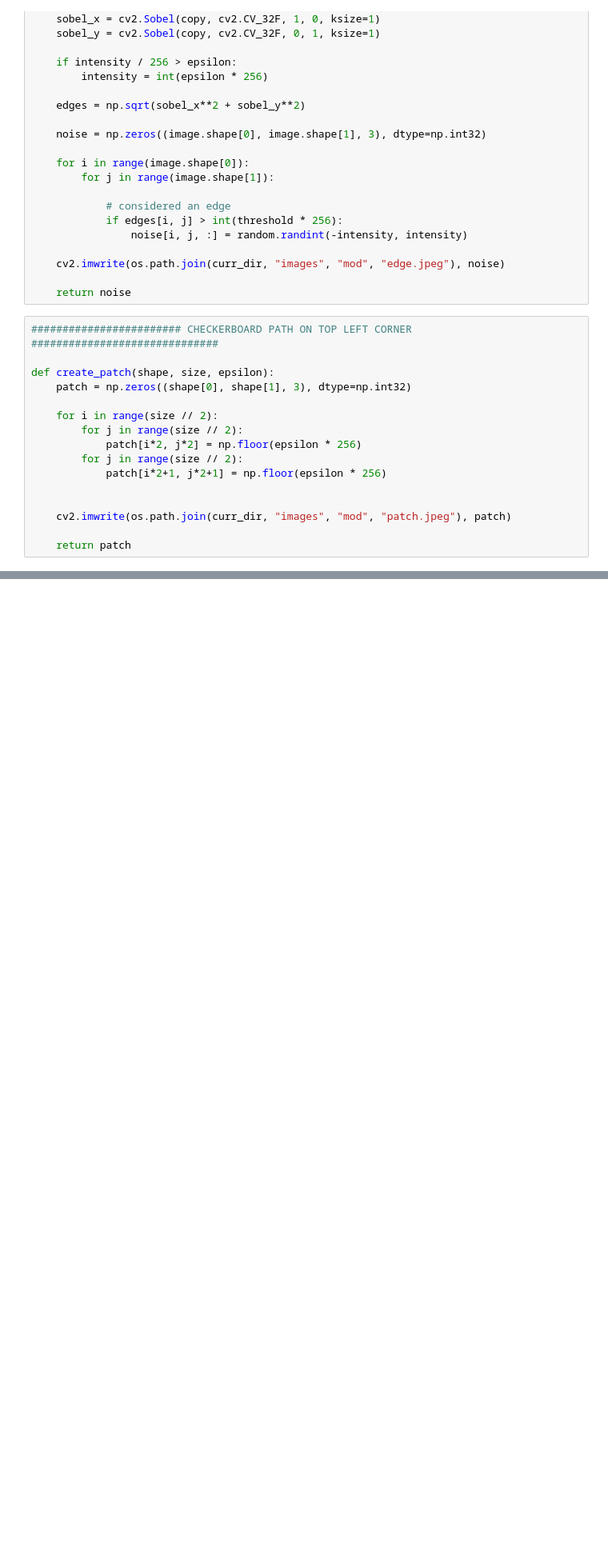
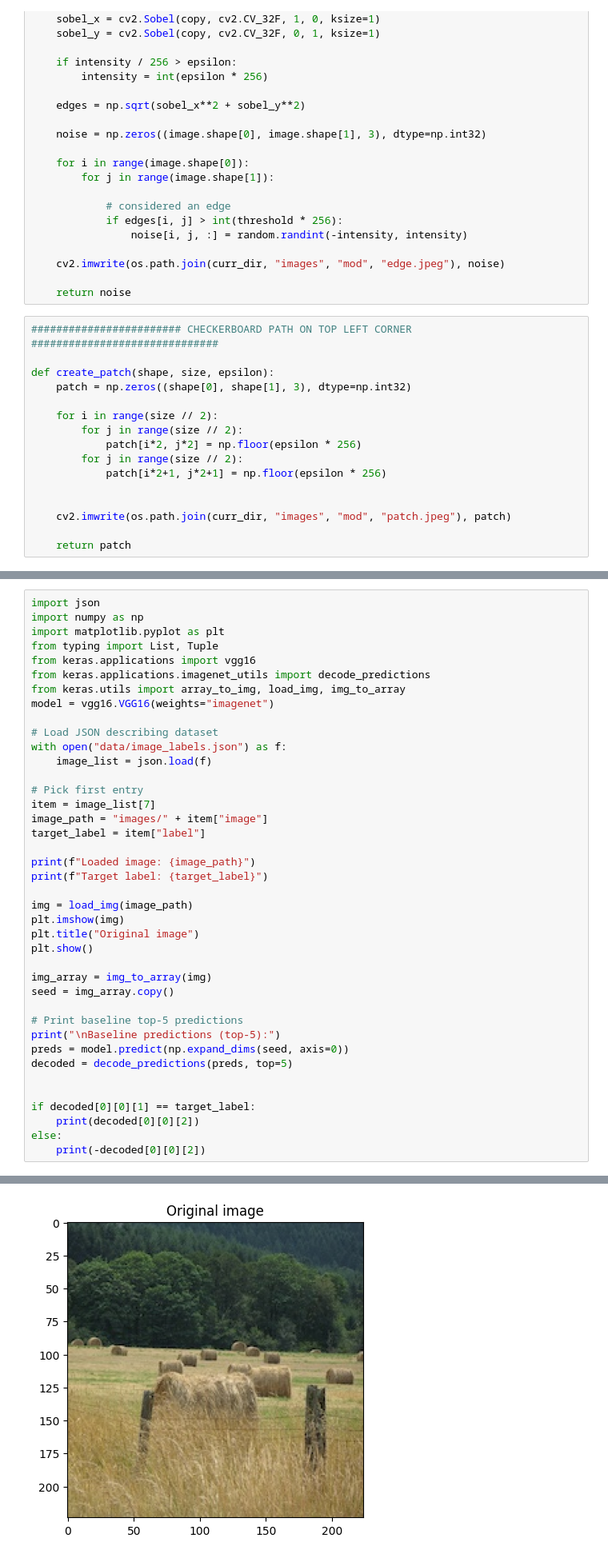
Before and after one commit to bobecrec/dsait4015-2, a Jupyter notebook: mod_image.ipynb, the cells around one changed output, grey strips where cells are left out. Shown at 80% size. Saved outputs shown, nothing was run; the diff lists cells and outputs as text; blank space fills up the shorter version.

```diff
--- a/mod_image.ipynb
+++ b/mod_image.ipynb
@@ -114,0 +135,41 @@ cv2.imwrite(os.path.join(curr_dir, "images", "mod", "mod_im.jpeg"), cv2.cvtColor
+# %%
+import json
+import numpy as np
+import matplotlib.pyplot as plt
+from typing import List, Tuple
+from keras.applications import vgg16
+from keras.applications.imagenet_utils import decode_predictions
+from keras.utils import array_to_img, load_img, img_to_array
+model = vgg16.VGG16(weights="imagenet")
+
+# Load JSON describing dataset
+with open("data/image_labels.json") as f:
+    image_list = json.load(f)
+
+# Pick first entry
+item = image_list[7]
+image_path = "images/" + item["image"]
+target_label = item["label"]
+
+print(f"Loaded image: {image_path}")
+print(f"Target label: {target_label}")
+
+img = load_img(image_path)
+plt.imshow(img)
+plt.title("Original image")
+plt.show()
+
+img_array = img_to_array(img)
+seed = img_array.copy()
+
+# Print baseline top-5 predictions
+print("\nBaseline predictions (top-5):")
+preds = model.predict(np.expand_dims(seed, axis=0))
+decoded = decode_predictions(preds, top=5)
+
+
+if decoded[0][0][1] == target_label:
+    print(decoded[0][0][2])
+else:
+    print(-decoded[0][0][2])
+# %% [output]
@@ -114,0 +178 @@ cv2.imwrite(os.path.join(curr_dir, "images", "mod", "mod_im.jpeg"), cv2.cvtColor
+[figure, added]
```
Also changed, not shown: parts of 2 cells of this notebook, 2 other files.
